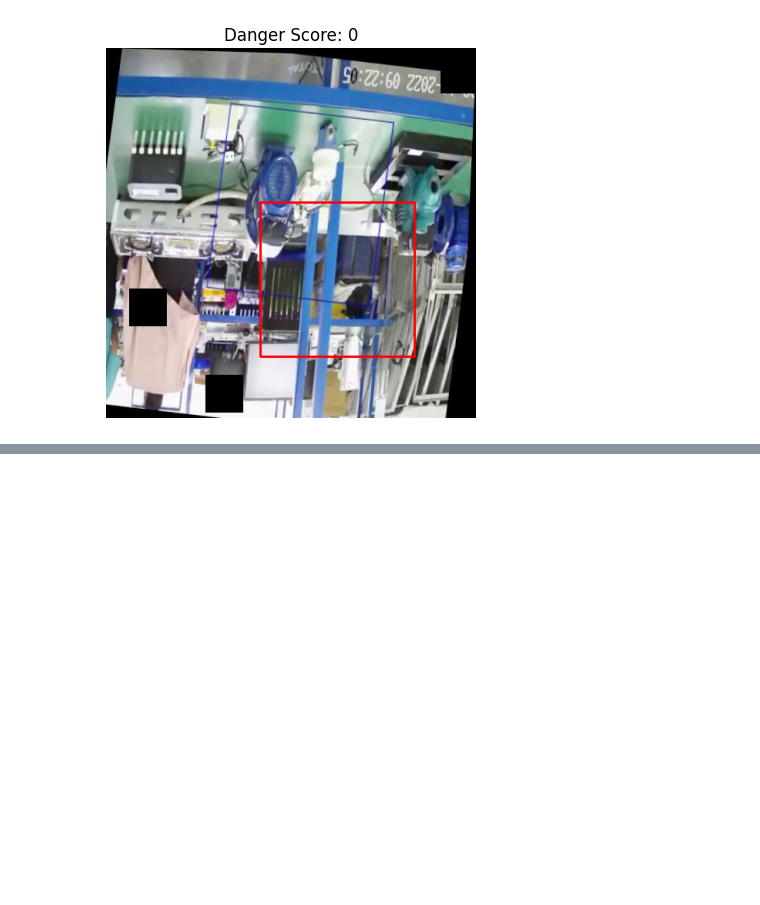
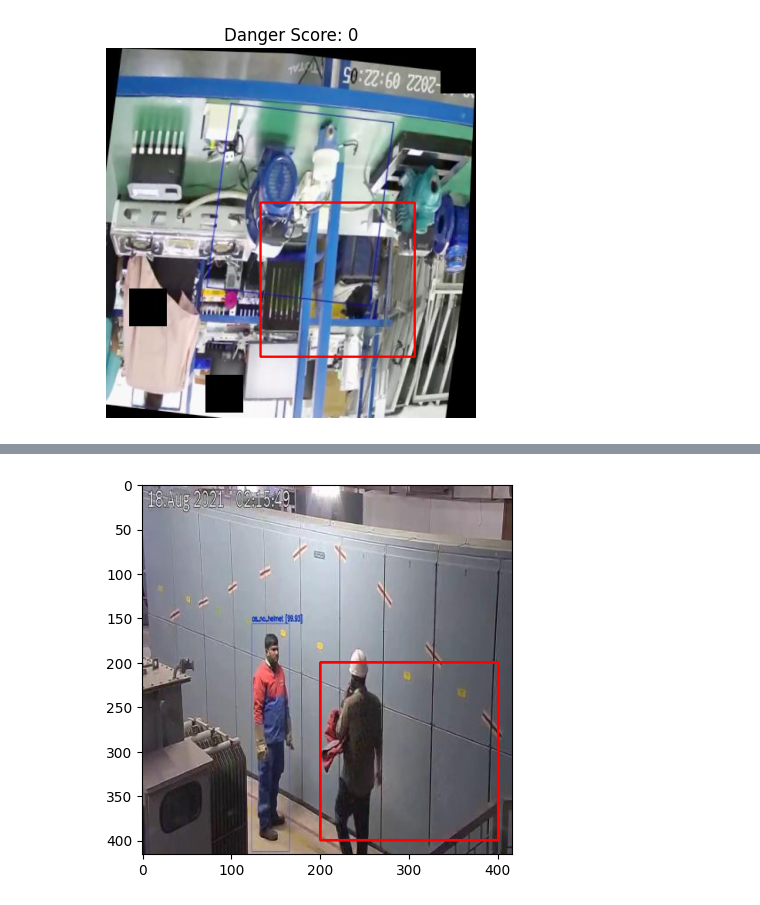
Before and after one commit to ihssane2002/computer-vision-project, a Jupyter notebook: Untitled46.ipynb, the cells around one changed output, grey strips where cells are left out. Saved outputs shown, nothing was run; the diff lists cells and outputs as text; code cells hidden in the pictures; blank space fills up the shorter version.

```diff
--- a/Untitled46.ipynb
+++ b/Untitled46.ipynb
@@ -267,3 +267,102 @@ plt.show()
 0: 640x640 1 May_Bom_Nuoc_A, 1 May_Bom_Nuoc_B, 1 May_Do_NhietDo_MT, 1 May_Do_Nuoc, 1 Person, 8.7ms
 Speed: 3.5ms preprocess, 8.7ms inference, 1.4ms postprocess per image at shape (1, 3, 640, 640)
 [figure]
+# %%
+import cv2
+import matplotlib.pyplot as plt
+import time
+import torch
+from ultralytics import YOLO
+
+# Charger le modèle YOLO
+model = YOLO('/content/drive/MyDrive/yolo_models/best.pt')
+
+# Définir une zone dangereuse
+unsafe_zone = [(200, 200), (400, 400)]
+
+def draw_unsafe_zone(frame, zone):
+    cv2.rectangle(frame, zone[0], zone[1], (0, 0, 255), 2)
+
+def is_person_in_unsafe_zone(x, y, w, h, zone):
+    return zone[0][0] < x < zone[1][0] and zone[0][1] < y < zone[1][1]
+
+def calculate_5s_score(seiri_score, seiton_score, seiso_score, seiketsu_score, shitsuke_score):
+    """
+    Calcule le score global basé sur les 5S.
+    :param seiri_score: Score de tri (0 à 1)
+    :param seiton_score: Score de rangement (0 à 1)
+    :param seiso_score: Score de nettoyage (0 à 1)
+    :param seiketsu_score: Score de standardisation (0 à 1)
+    :param shitsuke_score: Score de soutiens (0 à 1)
+    :return: Le score global du système 5S
+    """
+    # Calculer la moyenne des scores des 5S
+    score_5s = (seiri_score + seiton_score + seiso_score + seiketsu_score + shitsuke_score) / 5
+    return score_5s
+
+def detect_danger_in_image(image_path):
+    frame = cv2.imread(image_path)
+
+    # Faire des prédictions
+    results = model(frame)[0]  # Prend le premier (et unique) résultat
+
+    # Initialiser les variables
+    person_in_zone = False
+    start_time = None
+    score = 0
+
+    # Dessiner la zone dangereuse
+    draw_unsafe_zone(frame, unsafe_zone)
+
+    # Variables pour calculer le score 5S
+    seiri_score = 0.8  # Exemple : 80% d'objets inutiles enlevés
+    seiton_score = 0.9  # Exemple : 90% des objets sont rangés
+    seiso_score = 0.7  # Exemple : 70% du lieu est propre
+    seiketsu_score = 0.85  # Exemple : 85% des processus sont standardisés
+    shitsuke_score = 0.75  # Exemple : 75% de la discipline est respectée
+
+    # Parcourir les boîtes détectées
+    for box in results.boxes:
+        cls_id = int(box.cls[0].item())  # classe prédite
+        if cls_id != 0:  # ignorer si ce n'est pas une personne
+            continue
+
+        # Extraire les coordonnées du centre et de la taille (format xywh)
+        x_center, y_center, w, h = box.xywh[0]
+        x_center, y_center = int(x_center.item()), int(y_center.item())
+
+        if is_person_in_unsafe_zone(x_center, y_center, w, h, unsafe_zone):
+            person_in_zone = True
+            if not start_time:
+                start_time = time.time()
+            cv2.rectangle(frame,
+                          (int(x_center - w/2), int(y_center - h/2)),
+                          (int(x_center + w/2), int(y_center + h/2)),
+                          (0, 255, 0), 2)
+        else:
+            person_in_zone = False
+
+    # Calculer le score 5S
+    score_5s = calculate_5s_score(seiri_score, seiton_score, seiso_score, seiketsu_score, shitsuke_score)
+
+    # Calculer le score de sécurité
+    if person_in_zone and start_time:
+        elapsed_time = time.time() - start_time
+        if elapsed_time >= 5:
+            score = 1
+        else:
+            score = 0
+
+    return score, score_5s, frame
+
+# Exemple d'utilisation
+image_path = '/content/1.jpg'
+score, score_5s, frame = detect_danger_in_image(image_path)
+
+# Afficher l'image avec matplotlib
+plt.imshow(cv2.cvtColor(frame, cv2.COLOR_BGR2RGB))
+plt.show()
+
+print(f"Score de sécurité : {score}")
+print(f"Score 5S global : {score_5s:.2f}")
+# %% [output]
@@ -269,0 +371 @@ Speed: 3.5ms preprocess, 8.7ms inference, 1.4ms postprocess per image at shape (
+[figure, added]
```
Also changed, not shown: parts of 1 cell of this notebook.
